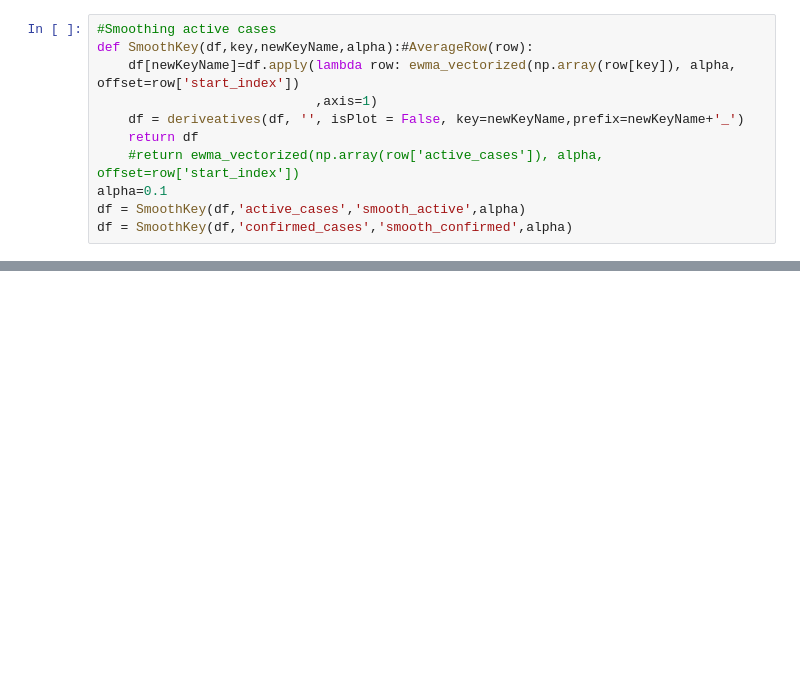
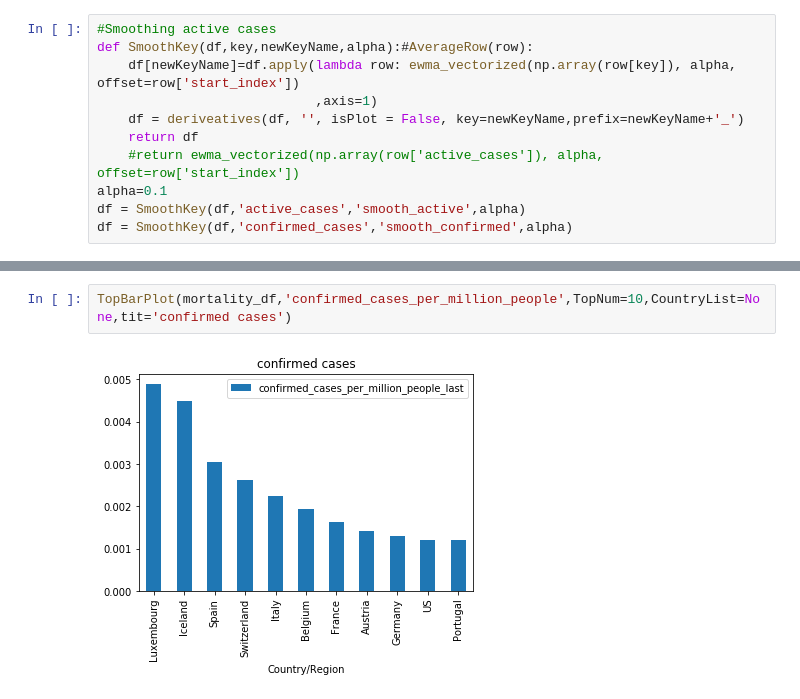
Before and after one commit to ArikVas/COVID19-Data-Analysis, a Jupyter notebook: COVID Data Analysis.ipynb, the cells around one changed output, grey strips where cells are left out. Drawn from its saved outputs; the diff is of its cells as text; blank space fills up the shorter version.

```diff
--- a/COVID Data Analysis.ipynb
+++ b/COVID Data Analysis.ipynb
@@ -352,0 +561,4 @@ KeyError: 'Hospital_beds(Nationwide)'
+# %%
+TopBarPlot(mortality_df,'confirmed_cases_per_million_people',TopNum=10,CountryList=None,tit='confirmed cases')
+# %% [output]
+[figure, added]
```
Also changed, not shown: parts of 46 cells of this notebook.
